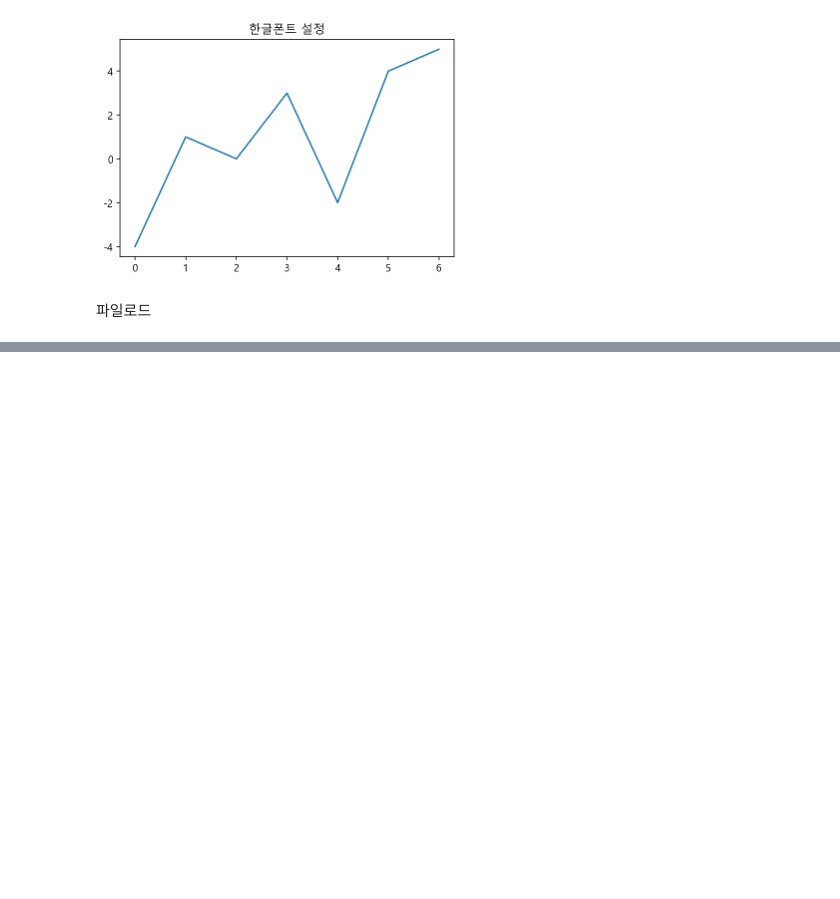
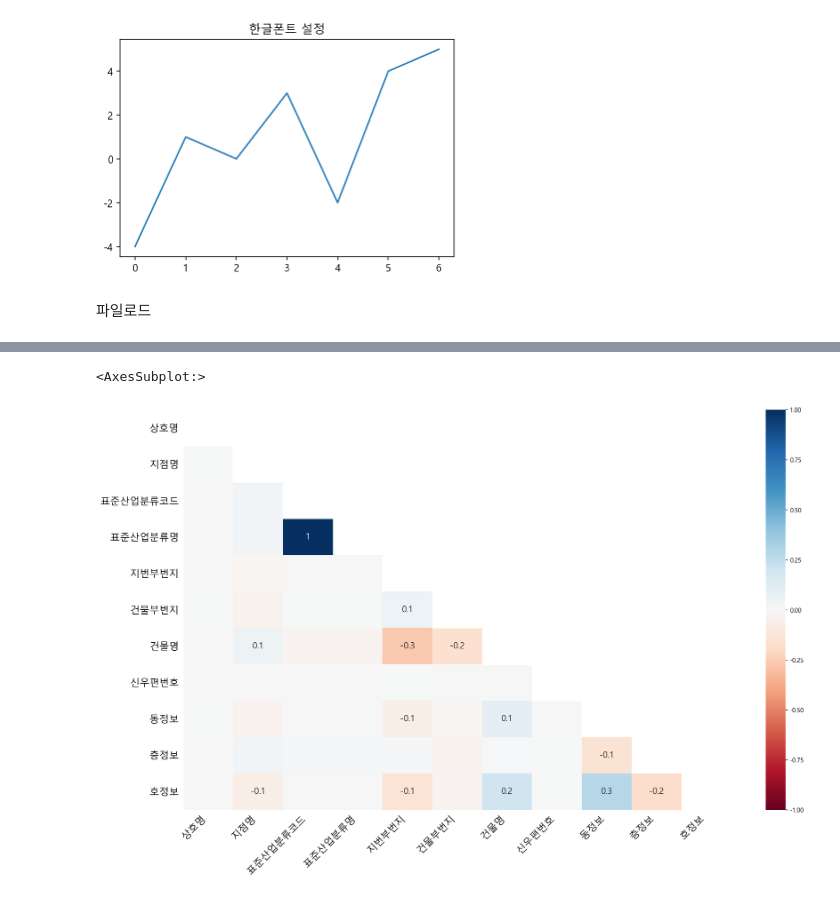
Before and after one commit to pmj3590/inflearn_opendata, a Jupyter notebook: store.ipynb, the cells around one changed output, grey strips where cells are left out. Saved outputs shown, nothing was run; the diff lists cells and outputs as text; code cells hidden in the pictures; blank space fills up the shorter version.

```diff
--- a/store.ipynb
+++ b/store.ipynb
@@ -71,0 +174,6 @@ pd.option
+# %%
+#heatmap으로 그리기
+msno.heatmap(df)
+# %% [output]
+<AxesSubplot:>
+[figure, added]
```
Also changed, not shown: parts of 65 cells of this notebook.
